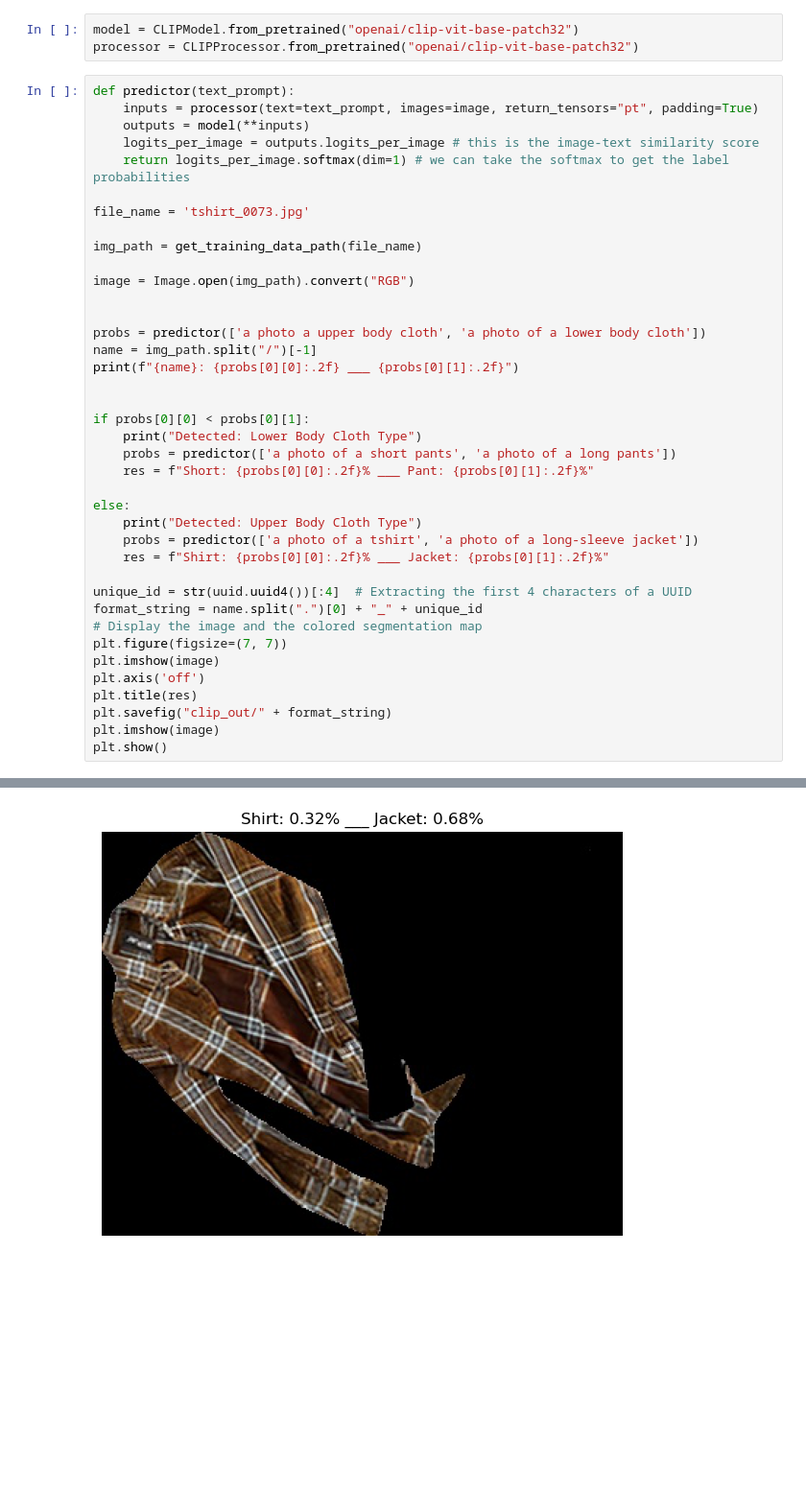
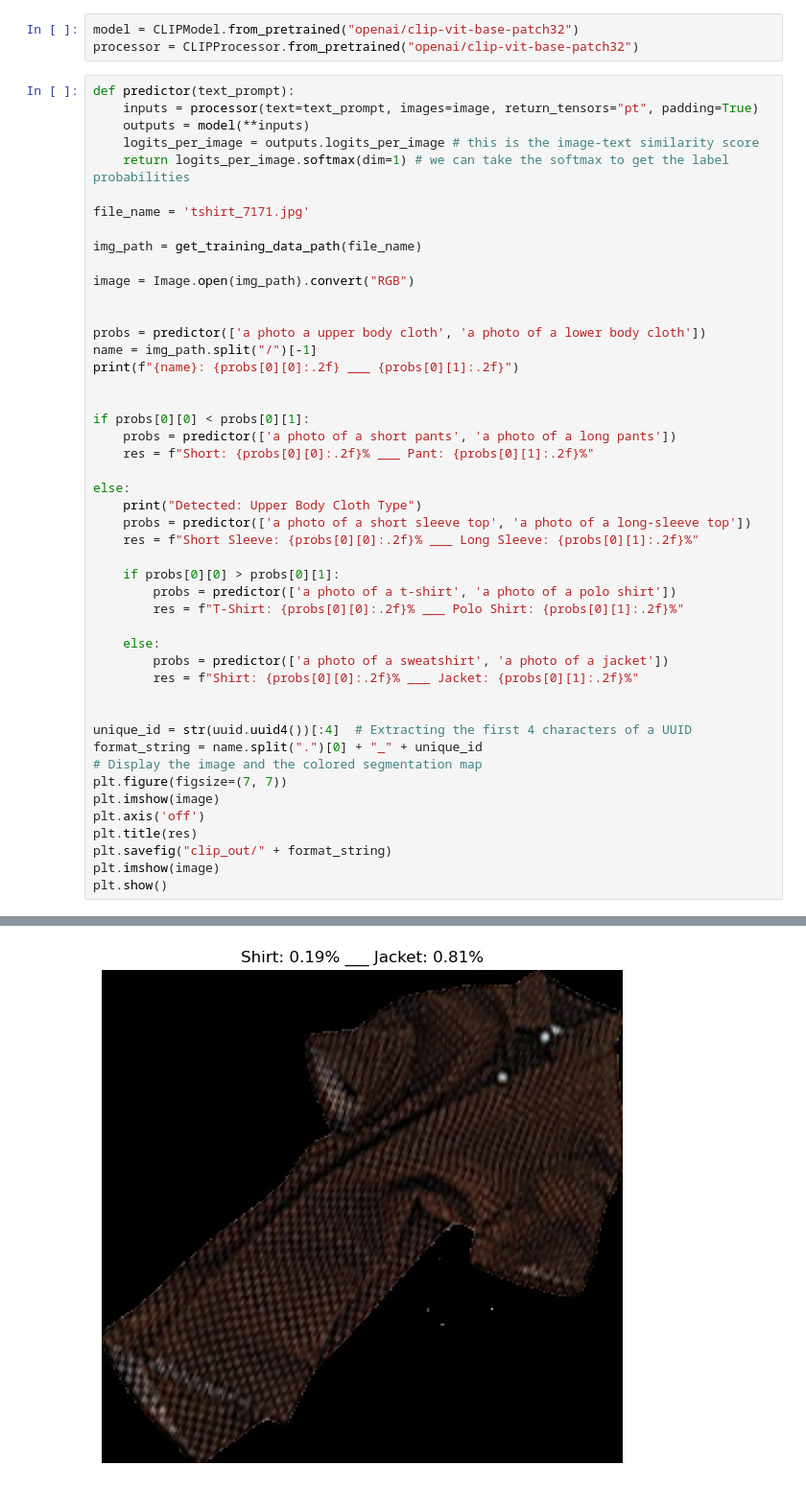
Before and after one commit to kohnmart/master-projekt, a Jupyter notebook: notebooks/pytorch/classifier/clip.ipynb, the cells around one changed output, grey strips where cells are left out. Shown: that part at 96% size. Drawn from its saved outputs; the diff is of its cells as text; blank space fills up the shorter version.

```diff
--- a/notebooks/pytorch/classifier/clip.ipynb
+++ b/notebooks/pytorch/classifier/clip.ipynb
@@ -25,7 +25,7 @@ def predictor(text_prompt):
     logits_per_image = outputs.logits_per_image # this is the image-text similarity score
     return logits_per_image.softmax(dim=1) # we can take the softmax to get the label probabilities
 
-file_name = 'tshirt_0073.jpg'
+file_name = 'tshirt_7171.jpg'
 
 img_path = get_training_data_path(file_name)
 
@@ -38,14 +38,22 @@ print(f"{name}: {probs[0][0]:.2f} ___ {probs[0][1]:.2f}")
 
 
 if probs[0][0] < probs[0][1]:
-    print("Detected: Lower Body Cloth Type")
     probs = predictor(['a photo of a short pants', 'a photo of a long pants'])
     res = f"Short: {probs[0][0]:.2f}% ___ Pant: {probs[0][1]:.2f}%"
 
 else:
     print("Detected: Upper Body Cloth Type")
-    probs = predictor(['a photo of a tshirt', 'a photo of a long-sleeve jacket'])
-    res = f"Shirt: {probs[0][0]:.2f}% ___ Jacket: {probs[0][1]:.2f}%"
+    probs = predictor(['a photo of a short sleeve top', 'a photo of a long-sleeve top'])
+    res = f"Short Sleeve: {probs[0][0]:.2f}% ___ Long Sleeve: {probs[0][1]:.2f}%"
+
+    if probs[0][0] > probs[0][1]:
+        probs = predictor(['a photo of a t-shirt', 'a photo of a polo shirt'])
+        res = f"T-Shirt: {probs[0][0]:.2f}% ___ Polo Shirt: {probs[0][1]:.2f}%"
+
+    else:
+        probs = predictor(['a photo of a sweatshirt', 'a photo of a jacket'])
+        res = f"Shirt: {probs[0][0]:.2f}% ___ Jacket: {probs[0][1]:.2f}%"
+
 
 unique_id = str(uuid.uuid4())[:4]  # Extracting the first 4 characters of a UUID
 format_string = name.split(".")[0] + "_" + unique_id
@@ -62,2 +70,2 @@ tshirt_0073.jpg: 0.71 ___ 0.29
 Detected: Upper Body Cloth Type
-[figure, old version]
+[figure, new version]
```
Also changed, not shown: parts of 1 cell of this notebook, 13 other files.
